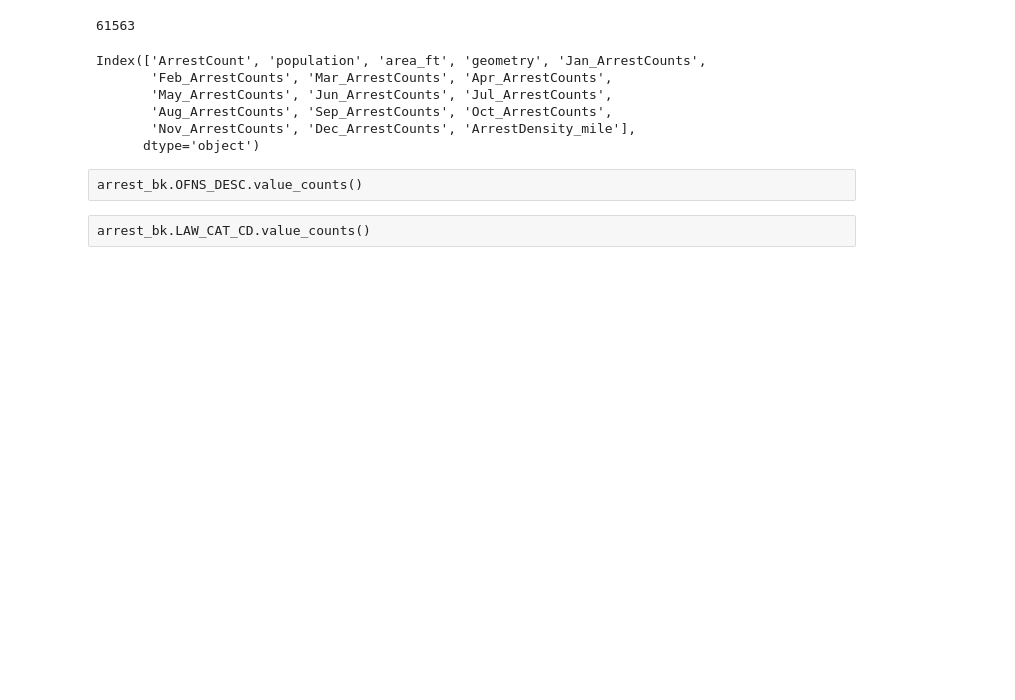
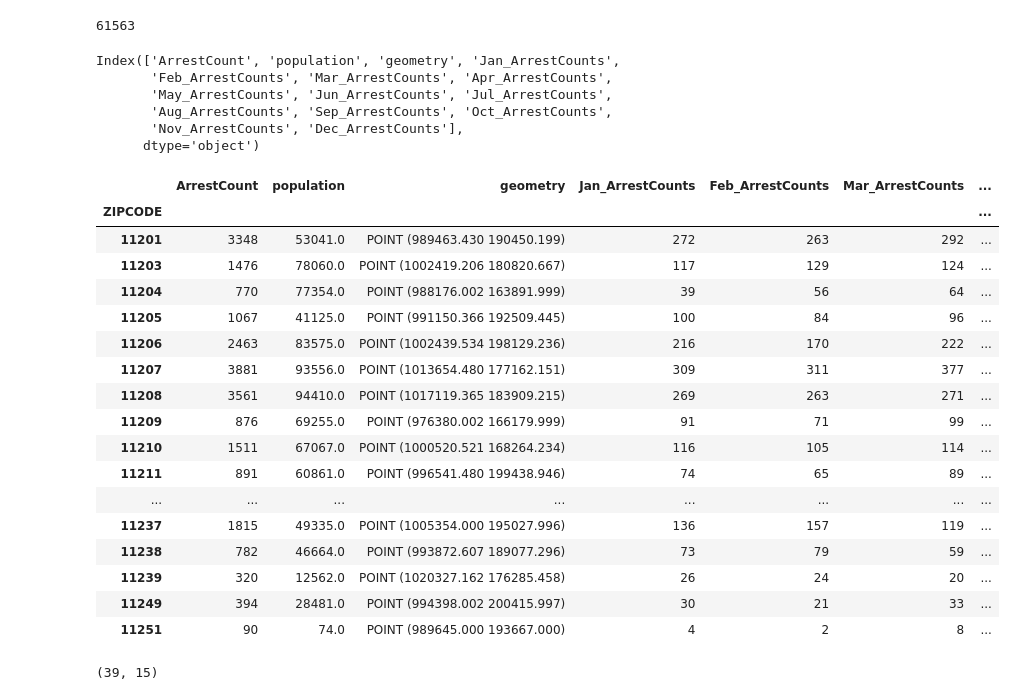
Before and after one commit to Yushan-Li-nyu/ads, a Jupyter notebook: src/data_processing/crime.ipynb, the cells around one changed output. Cells and saved outputs as stored; diff of their text form; code cells hidden in the pictures; blank space fills up the shorter version.

```diff
--- a/src/data_processing/crime.ipynb
+++ b/src/data_processing/crime.ipynb
@@ -277,25 +277,43 @@ monthlyArrestCounts.columns = [f'{month}_ArrestCounts' for month in monthlyArres
 summary = arrest_zipcode.groupby('ZIPCODE').agg(
     ArrestCount=pd.NamedAgg(column='ARREST_KEY', aggfunc='size'),
     population=pd.NamedAgg(column='POPULATION', aggfunc='mean'),
-    area_ft=pd.NamedAgg(column='AREA', aggfunc='mean'),
     geometry=pd.NamedAgg(column='geometry', aggfunc='first')
 )
 
 summary = summary.join(monthlyArrestCounts, on='ZIPCODE')
-# convert feet to mile: 5280 ft = 1 mile
-summary['ArrestDensity_mile'] = summary['ArrestCount'] / (summary['area_ft'] / 5280)
 # %%
 summary.columns
 # %% [output]
-Index(['ArrestCount', 'population', 'area_ft', 'geometry', 'Jan_ArrestCounts',
+Index(['ArrestCount', 'population', 'geometry', 'Jan_ArrestCounts',
        'Feb_ArrestCounts', 'Mar_ArrestCounts', 'Apr_ArrestCounts',
        'May_ArrestCounts', 'Jun_ArrestCounts', 'Jul_ArrestCounts',
        'Aug_ArrestCounts', 'Sep_ArrestCounts', 'Oct_ArrestCounts',
-       'Nov_ArrestCounts', 'Dec_ArrestCounts', 'ArrestDensity_mile'],
+       'Nov_ArrestCounts', 'Dec_ArrestCounts'],
       dtype='object')
 # %%
 summary.to_csv("../../data/processed_data/arrest_statistics.csv")
-# %% [raw]
-arrest_bk.OFNS_DESC.value_counts()
-# %% [raw]
-arrest_bk.LAW_CAT_CD.value_counts()
+# %%
+summary
+# %% [output]
+|  | ArrestCount | population | geometry | Jan_ArrestCounts | Feb_ArrestCounts | Mar_ArrestCounts | ... |
+| ZIPCODE |  |  |  |  |  |  | ... |
+| 11201 | 3348 | 53041.0 | POINT (989463.430 190450.199) | 272 | 263 | 292 | ... |
+| 11203 | 1476 | 78060.0 | POINT (1002419.206 180820.667) | 117 | 129 | 124 | ... |
+| 11204 | 770 | 77354.0 | POINT (988176.002 163891.999) | 39 | 56 | 64 | ... |
+| 11205 | 1067 | 41125.0 | POINT (991150.366 192509.445) | 100 | 84 | 96 | ... |
+| 11206 | 2463 | 83575.0 | POINT (1002439.534 198129.236) | 216 | 170 | 222 | ... |
+| 11207 | 3881 | 93556.0 | POINT (1013654.480 177162.151) | 309 | 311 | 377 | ... |
+| 11208 | 3561 | 94410.0 | POINT (1017119.365 183909.215) | 269 | 263 | 271 | ... |
+| 11209 | 876 | 69255.0 | POINT (976380.002 166179.999) | 91 | 71 | 99 | ... |
+| 11210 | 1511 | 67067.0 | POINT (1000520.521 168264.234) | 116 | 105 | 114 | ... |
+| 11211 | 891 | 60861.0 | POINT (996541.480 199438.946) | 74 | 65 | 89 | ... |
+| ... | ... | ... | ... | ... | ... | ... | ... |
+| 11237 | 1815 | 49335.0 | POINT (1005354.000 195027.996) | 136 | 157 | 119 | ... |
+| 11238 | 782 | 46664.0 | POINT (993872.607 189077.296) | 73 | 79 | 59 | ... |
+| 11239 | 320 | 12562.0 | POINT (1020327.162 176285.458) | 26 | 24 | 20 | ... |
+| 11249 | 394 | 28481.0 | POINT (994398.002 200415.997) | 30 | 21 | 33 | ... |
+| 11251 | 90 | 74.0 | POINT (989645.000 193667.000) | 4 | 2 | 8 | ... |
+# %%
+summary.shape
+# %% [output]
+(39, 15)
```
Also changed, not shown: parts of 1 cell of this notebook, 8 other files.
